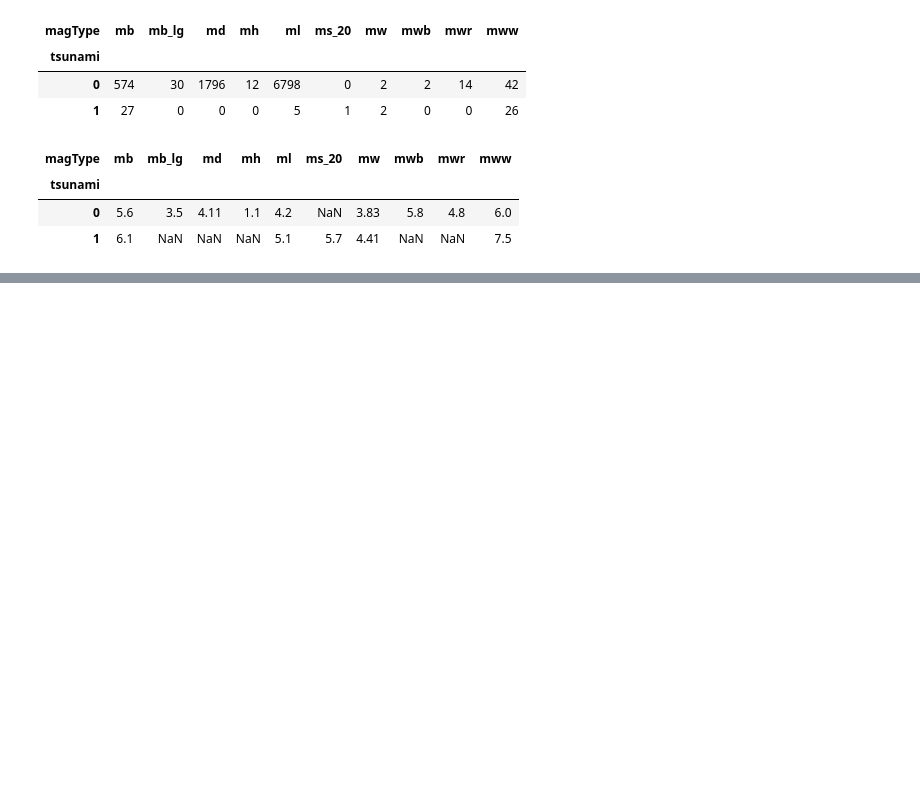
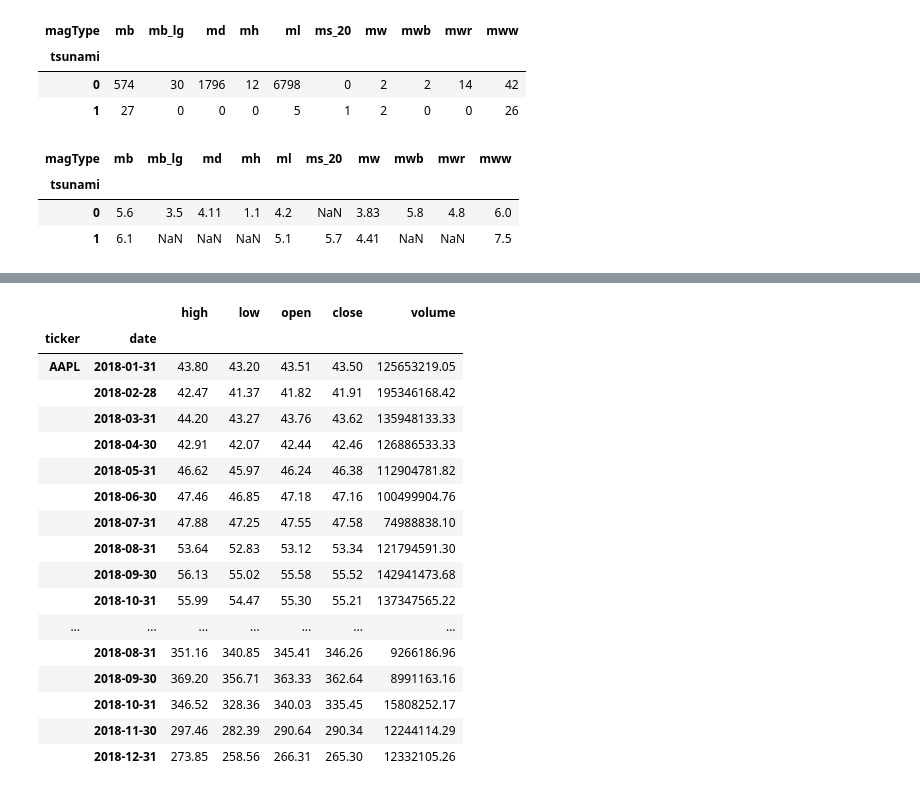
Before and after one commit to nadia-paz/ds-learning, a Jupyter notebook: data_analysis_pandas/exercises.ipynb, the cells around one changed output, grey strips where cells are left out. Drawn from its saved outputs; the diff is of its cells as text; code cells hidden in the pictures; blank space fills up the shorter version.

```diff
--- a/data_analysis_pandas/exercises.ipynb
+++ b/data_analysis_pandas/exercises.ipynb
@@ -158,0 +141,6 @@ Type:      function
+# %%
+pd.set_option('display.float_format', lambda x: '%.2f' % x)
+# %%
+# upload faang file
+df = pd.read_csv('../datasets/faang.csv', index_col=[0])
+df.head(2)
@@ -158,0 +164,3 @@ Type:      function
+# %%
+# group by ticker and resample by month
+df.date = pd.to_datetime(df.date)
@@ -158,0 +184,3 @@ Type:      function
+# %%
+df.set_index('date', inplace=True)
+df.info()
@@ -158,0 +201,21 @@ Type:      function
+# %%
+df.groupby('ticker').resample('1M').mean(numeric_only=True)
+# %% [output]
+|  |  | high | low | open | close | volume |
+| ticker | date |  |  |  |  |  |
+| AAPL | 2018-01-31 | 43.80 | 43.20 | 43.51 | 43.50 | 125653219.05 |
+|  | 2018-02-28 | 42.47 | 41.37 | 41.82 | 41.91 | 195346168.42 |
+|  | 2018-03-31 | 44.20 | 43.27 | 43.76 | 43.62 | 135948133.33 |
+|  | 2018-04-30 | 42.91 | 42.07 | 42.44 | 42.46 | 126886533.33 |
+|  | 2018-05-31 | 46.62 | 45.97 | 46.24 | 46.38 | 112904781.82 |
+|  | 2018-06-30 | 47.46 | 46.85 | 47.18 | 47.16 | 100499904.76 |
+|  | 2018-07-31 | 47.88 | 47.25 | 47.55 | 47.58 | 74988838.10 |
+|  | 2018-08-31 | 53.64 | 52.83 | 53.12 | 53.34 | 121794591.30 |
+|  | 2018-09-30 | 56.13 | 55.02 | 55.58 | 55.52 | 142941473.68 |
+|  | 2018-10-31 | 55.99 | 54.47 | 55.30 | 55.21 | 137347565.22 |
+| ... | ... | ... | ... | ... | ... | ... |
+|  | 2018-08-31 | 351.16 | 340.85 | 345.41 | 346.26 | 9266186.96 |
+|  | 2018-09-30 | 369.20 | 356.71 | 363.33 | 362.64 | 8991163.16 |
+|  | 2018-10-31 | 346.52 | 328.36 | 340.03 | 335.45 | 15808252.17 |
+|  | 2018-11-30 | 297.46 | 282.39 | 290.64 | 290.34 | 12244114.29 |
+|  | 2018-12-31 | 273.85 | 258.56 | 266.31 | 265.30 | 12332105.26 |
```
Also changed, not shown: parts of 8 cells of this notebook.
